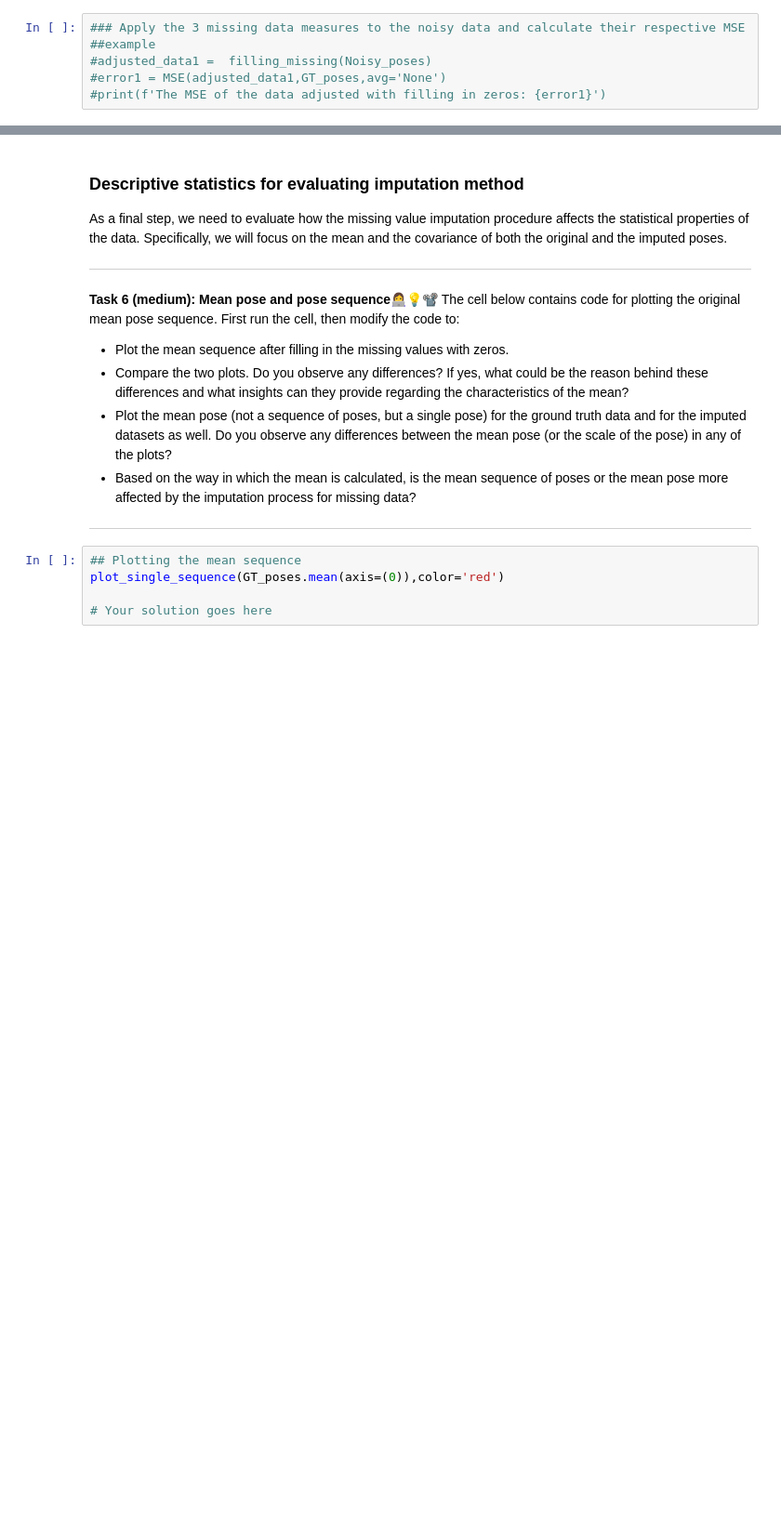
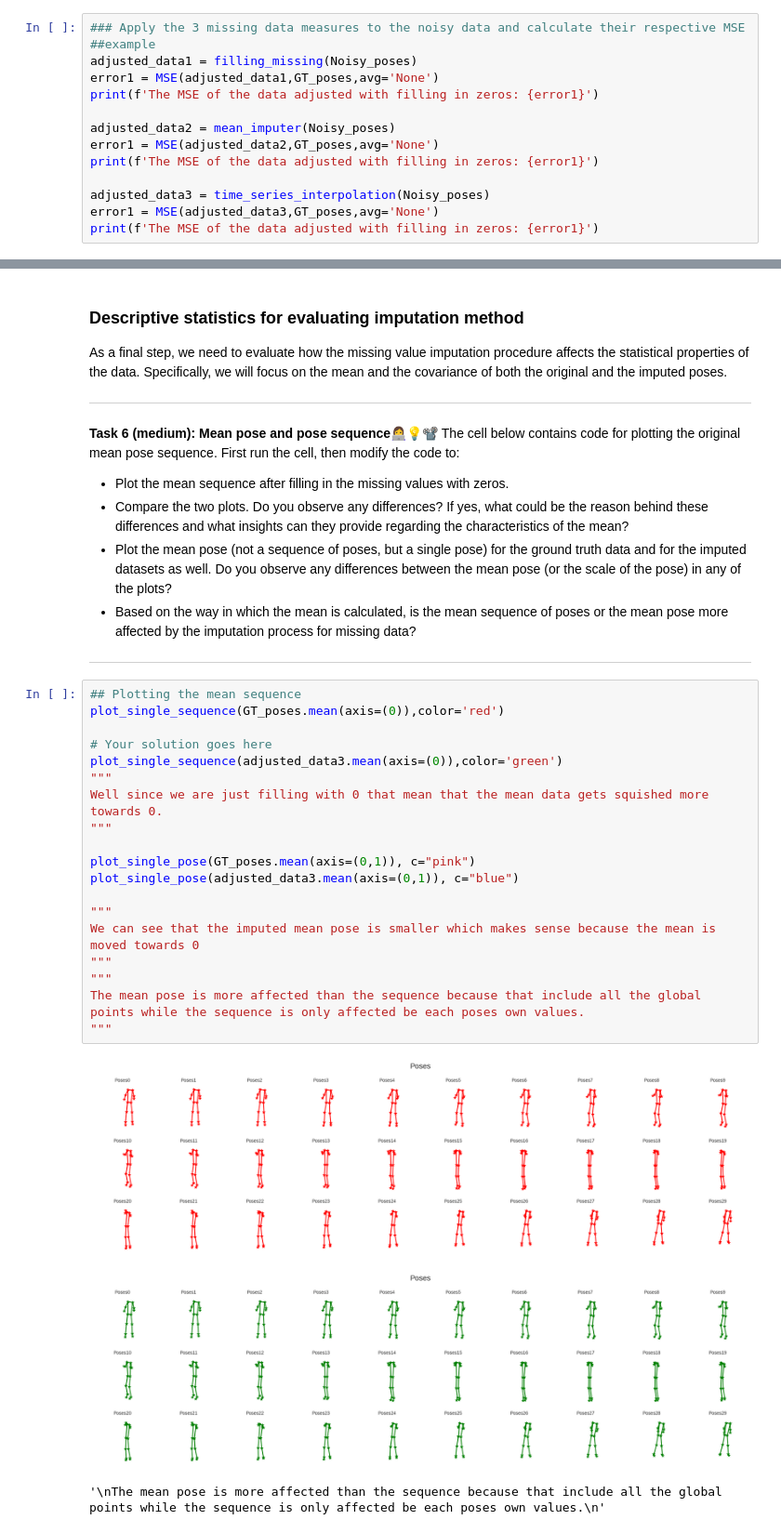
Before and after one commit to Slug-Boi-ITU-Repositories/iml_exercises, a Jupyter notebook: W09/03-Missing_data.ipynb, the cells around one changed output, grey strips where cells are left out. Shown at 93% size. Cells and saved outputs as stored; diff of their text form; blank space fills up the shorter version.

```diff
--- a/W09/03-Missing_data.ipynb
+++ b/W09/03-Missing_data.ipynb
@@ -349,6 +380,14 @@ Evaluate the performance of each imputation approach by comparing the adjusted d
 # %%
 ### Apply the 3 missing data measures to the noisy data and calculate their respective MSE
 ##example
-#adjusted_data1 =  filling_missing(Noisy_poses)
-#error1 = MSE(adjusted_data1,GT_poses,avg='None')
-#print(f'The MSE of the data adjusted with filling in zeros: {error1}')
+adjusted_data1 = filling_missing(Noisy_poses)
+error1 = MSE(adjusted_data1,GT_poses,avg='None')
+print(f'The MSE of the data adjusted with filling in zeros: {error1}')
+
+adjusted_data2 = mean_imputer(Noisy_poses)
+error1 = MSE(adjusted_data2,GT_poses,avg='None')
+print(f'The MSE of the data adjusted with filling in zeros: {error1}')
+
+adjusted_data3 = time_series_interpolation(Noisy_poses)
+error1 = MSE(adjusted_data3,GT_poses,avg='None')
+print(f'The MSE of the data adjusted with filling in zeros: {error1}')
@@ -405,5 +459,23 @@ The cell below contains code for plotting the original mean pose sequence. First
 # %%
 ## Plotting the mean sequence
 plot_single_sequence(GT_poses.mean(axis=(0)),color='red')
 
 # Your solution goes here
+plot_single_sequence(adjusted_data3.mean(axis=(0)),color='green')
+"""
+Well since we are just filling with 0 that mean that the mean data gets squished more towards 0.
+"""
+
+plot_single_pose(GT_poses.mean(axis=(0,1)), c="pink")
+plot_single_pose(adjusted_data3.mean(axis=(0,1)), c="blue")
+
+"""
+We can see that the imputed mean pose is smaller which makes sense because the mean is moved towards 0
+"""
+"""
+The mean pose is more affected than the sequence because that include all the global points while the sequence is only affected be each poses own values.
+"""
+# %% [output]
+[figure, added]
+[figure, added]
+'\nThe mean pose is more affected than the sequence because that include all the global points while the sequence is only affected be each poses own values.\n'
```
Also changed, not shown: parts of 10 cells of this notebook.
